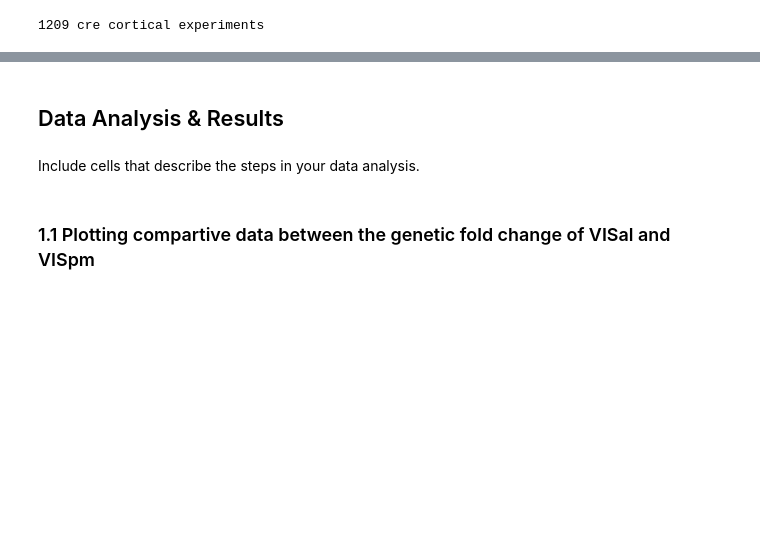
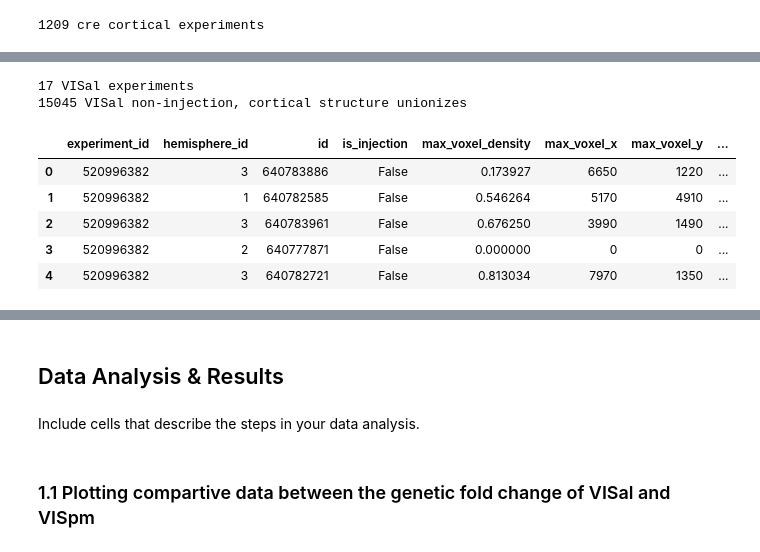
Before and after one commit to tthd0214/CellTypeProject, a Jupyter notebook: FinalProject/BIPN 162 Final Project Group 8.ipynb, the cells around one changed output, grey strips where cells are left out. Cells and saved outputs as stored; diff of their text form; code cells hidden in the pictures; blank space fills up the shorter version.

```diff
--- a/FinalProject/BIPN 162 Final Project Group 8.ipynb
+++ b/FinalProject/BIPN 162 Final Project Group 8.ipynb
@@ -509,0 +537,32 @@ print("%d cre cortical experiments" % len(cre_cortical_experiments))
+# %%
+#VISal_structures = structure_tree.get_structures_by_id('402')
+#print("There are %d total experiments on VISal connectivity" % len(VISal_structures))
+#VISal_acronym_list = ['VISal', 'VISal1', 'VISal2/3', 'VISal4', 'VISal5', 'VISal6a', 'VISal6b']
+#VISal_acronym = structure_tree.get_structures_by_acronym(VISal_acronym_list)[1]
+#print(VISal_acronym)
+#print("There are %d total experiments on VISal connectivity" % len(VISal_acronym))
+
+#find wild-type injections into AnterioLateral visual area
+visal = structure_tree.get_structures_by_acronym(['VISal'])[0]
+visal_experiments = mcc.get_experiments(cre=True,
+                                       injection_structure_ids=[visal['id']])
+
+print("%d VISal experiments" % len(visal_experiments))
+
+al_structure_unionizes = mcc.get_structure_unionizes([ e['id'] for e in visal_experiments ],
+                                                  is_injection=False,
+                                                  structure_ids=[isocortex['id']],
+                                                  include_descendants=True)
+
+print("%d VISal non-injection, cortical structure unionizes" % len(al_structure_unionizes))
+
+al_structure_unionizes.head()
+# %% [output]
+17 VISal experiments
+15045 VISal non-injection, cortical structure unionizes
+|  | experiment_id | hemisphere_id | id | is_injection | max_voxel_density | max_voxel_x | max_voxel_y | ... |
+| 0 | 520996382 | 3 | 640783886 | False | 0.173927 | 6650 | 1220 | ... |
+| 1 | 520996382 | 1 | 640782585 | False | 0.546264 | 5170 | 4910 | ... |
+| 2 | 520996382 | 3 | 640783961 | False | 0.676250 | 3990 | 1490 | ... |
+| 3 | 520996382 | 2 | 640777871 | False | 0.000000 | 0 | 0 | ... |
+| 4 | 520996382 | 3 | 640782721 | False | 0.813034 | 7970 | 1350 | ... |
```
Also changed, not shown: parts of 14 cells of this notebook, 44 other files.
